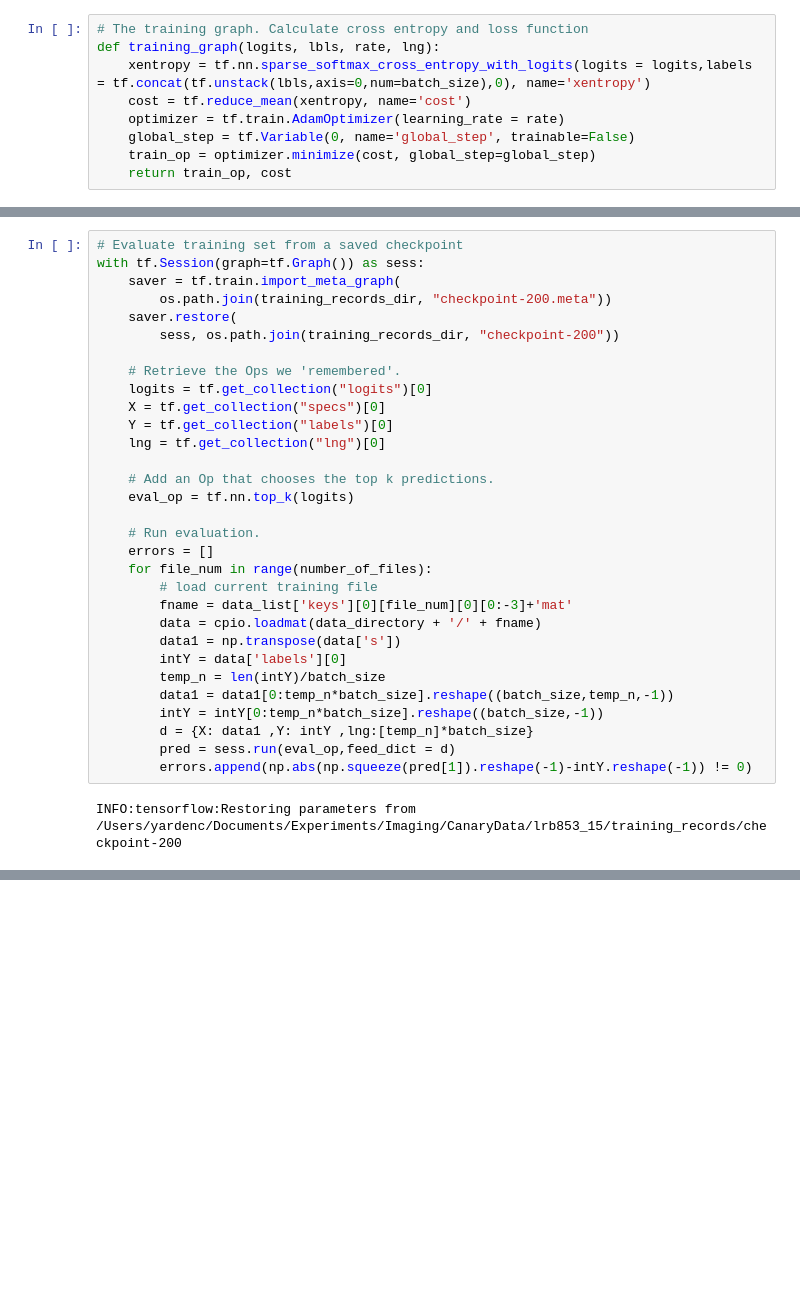
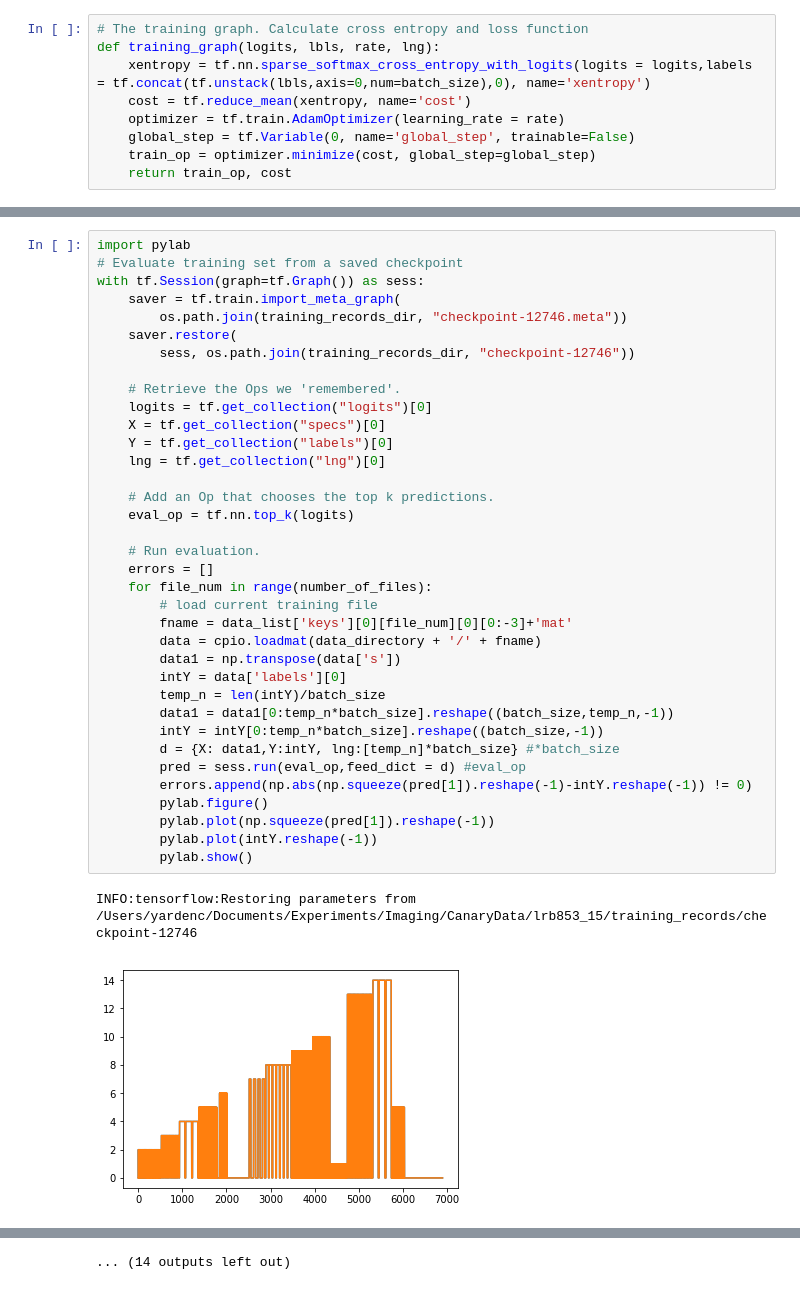
Before and after one commit to vocalpy/vak, a Jupyter notebook: bidirectional_LSTM_with_cost_batch_CNN.ipynb, the cells around one changed output, grey strips where cells are left out. Drawn from its saved outputs; the diff is of its cells as text; blank space fills up the shorter version.

Commit message:
Up-to-date trained CNN-RNN version
(With batch training. Was trained on 25 files with 0.1% errors)

```diff
--- a/bidirectional_LSTM_with_cost_batch_CNN.ipynb
+++ b/bidirectional_LSTM_with_cost_batch_CNN.ipynb
@@ -180,33 +184,39 @@ step
 # %%
+import pylab
 # Evaluate training set from a saved checkpoint
 with tf.Session(graph=tf.Graph()) as sess:
     saver = tf.train.import_meta_graph(
-        os.path.join(training_records_dir, "checkpoint-200.meta"))
+        os.path.join(training_records_dir, "checkpoint-12746.meta"))
     saver.restore(
-        sess, os.path.join(training_records_dir, "checkpoint-200"))
+        sess, os.path.join(training_records_dir, "checkpoint-12746"))
 
     # Retrieve the Ops we 'remembered'.
     logits = tf.get_collection("logits")[0]
     X = tf.get_collection("specs")[0]
     Y = tf.get_collection("labels")[0]
     lng = tf.get_collection("lng")[0]
 
     # Add an Op that chooses the top k predictions.
     eval_op = tf.nn.top_k(logits)
 
     # Run evaluation.
     errors = []
     for file_num in range(number_of_files):
         # load current training file
         fname = data_list['keys'][0][file_num][0][0:-3]+'mat'
         data = cpio.loadmat(data_directory + '/' + fname)
         data1 = np.transpose(data['s'])
         intY = data['labels'][0]
         temp_n = len(intY)/batch_size
         data1 = data1[0:temp_n*batch_size].reshape((batch_size,temp_n,-1))
         intY = intY[0:temp_n*batch_size].reshape((batch_size,-1))
-        d = {X: data1 ,Y: intY ,lng:[temp_n]*batch_size}
-        pred = sess.run(eval_op,feed_dict = d)
+        d = {X: data1,Y:intY, lng:[temp_n]*batch_size} #*batch_size
+        pred = sess.run(eval_op,feed_dict = d) #eval_op
         errors.append(np.abs(np.squeeze(pred[1]).reshape(-1)-intY.reshape(-1)) != 0)
+        pylab.figure()
+        pylab.plot(np.squeeze(pred[1]).reshape(-1))
+        pylab.plot(intY.reshape(-1))
+        pylab.show()
 # %% [output]
-INFO:tensorflow:Restoring parameters from /Users/yardenc/Documents/Experiments/Imaging/CanaryData/lrb853_15/training_records/checkpoint-200
+INFO:tensorflow:Restoring parameters from /Users/yardenc/Documents/Experiments/Imaging/CanaryData/lrb853_15/training_records/checkpoint-12746
+[figure, added]
@@ -213,2 +233,3 @@ INFO:tensorflow:Restoring parameters from /Users/yardenc/Documents/Experiments/I
+... (14 outputs left out)
 # %%
 # Results on training set
```
Also changed, not shown: parts of 11 cells of this notebook.
